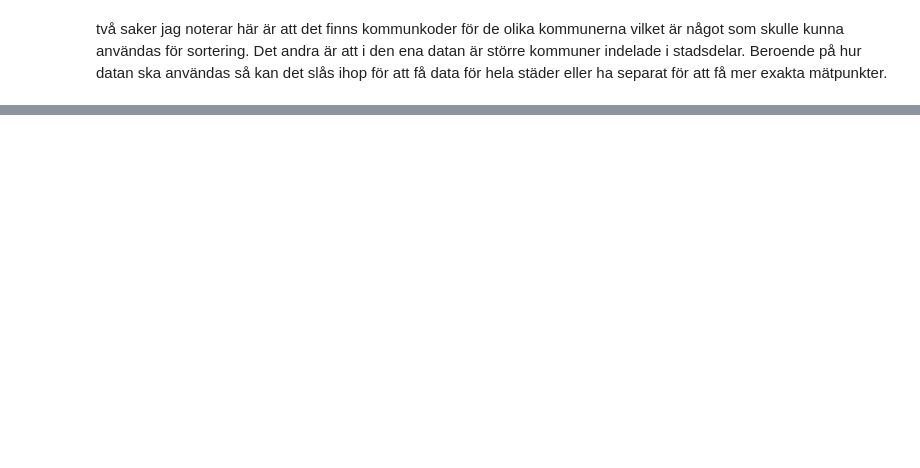
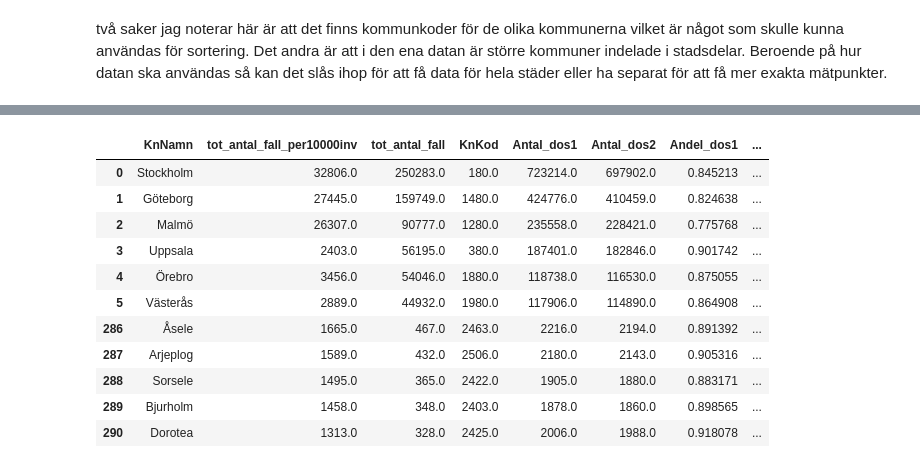
Before and after one commit to Razjoh/Databehandling-Rasmus-Johansson, a Jupyter notebook: Labb/Uppgift3.ipynb, the cells around one changed output, grey strips where cells are left out. Saved outputs shown, nothing was run; the diff lists cells and outputs as text; code cells hidden in the pictures; blank space fills up the shorter version.

```diff
--- a/Labb/Uppgift3.ipynb
+++ b/Labb/Uppgift3.ipynb
@@ -231,0 +239,28 @@ The default value of numeric_only in DataFrameGroupBy.sum is deprecated. In a fu
+# %%
+# join the two data sets to create new dataframe that can be used to plot varius information about cities
+df_city = df_cases_city.join(df_vaccine_city.set_index("KnNamn"), on = "KnNamn")
+df_city = df_city.sort_values(by="tot_antal_fall", ascending = False).reset_index(drop=True)
+
+# cities with the most cases and least cases
+cities_most_cases = df_city.head()
+cities_least_cases = df_city.tail()
+
+# dataframe of both most and least cases
+drops = []
+for i in range(6,286):
+    drops.append(i)
+most_least_cases = df_city.drop(drops)
+most_least_cases
+# %% [output]
+|  | KnNamn | tot_antal_fall_per10000inv | tot_antal_fall | KnKod | Antal_dos1 | Antal_dos2 | Andel_dos1 | ... |
+| 0 | Stockholm | 32806.0 | 250283.0 | 180.0 | 723214.0 | 697902.0 | 0.845213 | ... |
+| 1 | Göteborg | 27445.0 | 159749.0 | 1480.0 | 424776.0 | 410459.0 | 0.824638 | ... |
+| 2 | Malmö | 26307.0 | 90777.0 | 1280.0 | 235558.0 | 228421.0 | 0.775768 | ... |
+| 3 | Uppsala | 2403.0 | 56195.0 | 380.0 | 187401.0 | 182846.0 | 0.901742 | ... |
+| 4 | Örebro | 3456.0 | 54046.0 | 1880.0 | 118738.0 | 116530.0 | 0.875055 | ... |
+| 5 | Västerås | 2889.0 | 44932.0 | 1980.0 | 117906.0 | 114890.0 | 0.864908 | ... |
+| 286 | Åsele | 1665.0 | 467.0 | 2463.0 | 2216.0 | 2194.0 | 0.891392 | ... |
+| 287 | Arjeplog | 1589.0 | 432.0 | 2506.0 | 2180.0 | 2143.0 | 0.905316 | ... |
+| 288 | Sorsele | 1495.0 | 365.0 | 2422.0 | 1905.0 | 1880.0 | 0.883171 | ... |
+| 289 | Bjurholm | 1458.0 | 348.0 | 2403.0 | 1878.0 | 1860.0 | 0.898565 | ... |
+| 290 | Dorotea | 1313.0 | 328.0 | 2425.0 | 2006.0 | 1988.0 | 0.918078 | ... |
```
Also changed, not shown: parts of 17 cells of this notebook.
